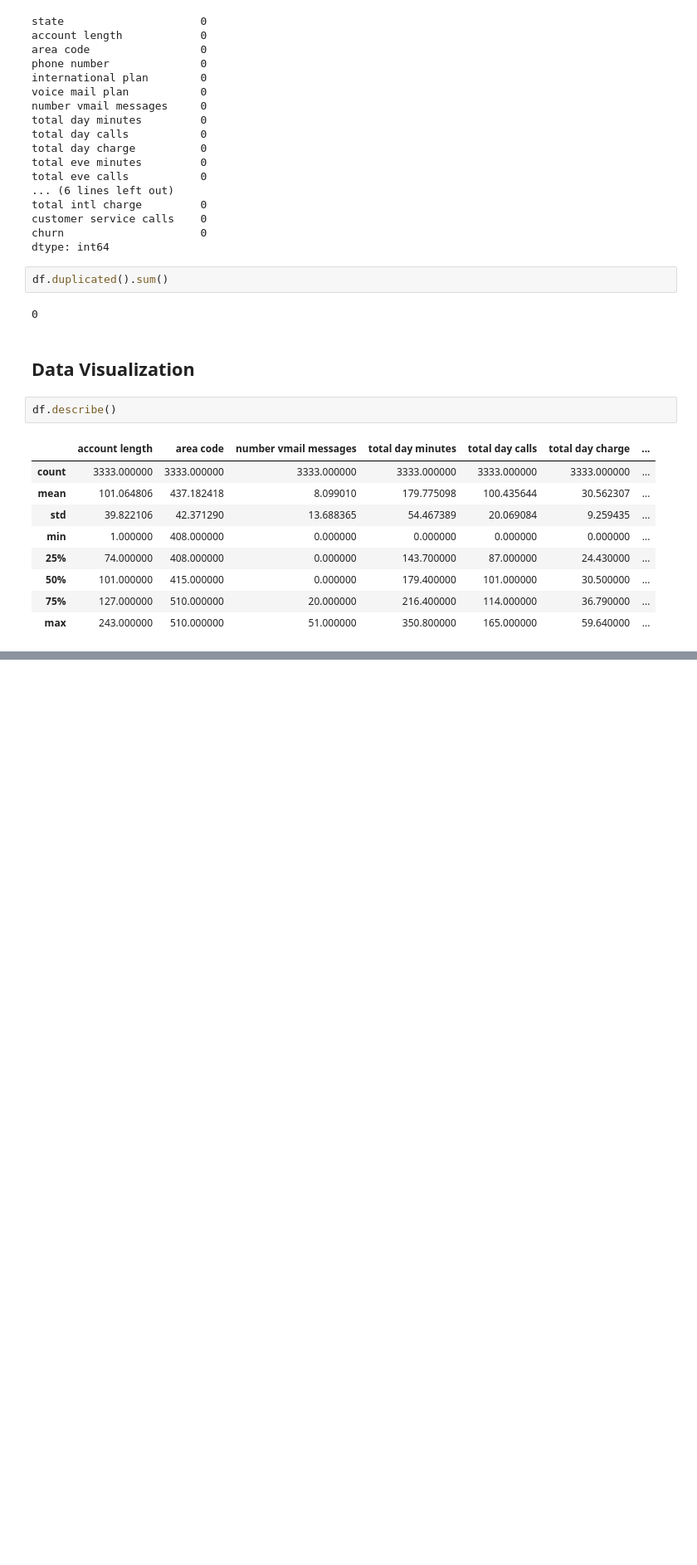
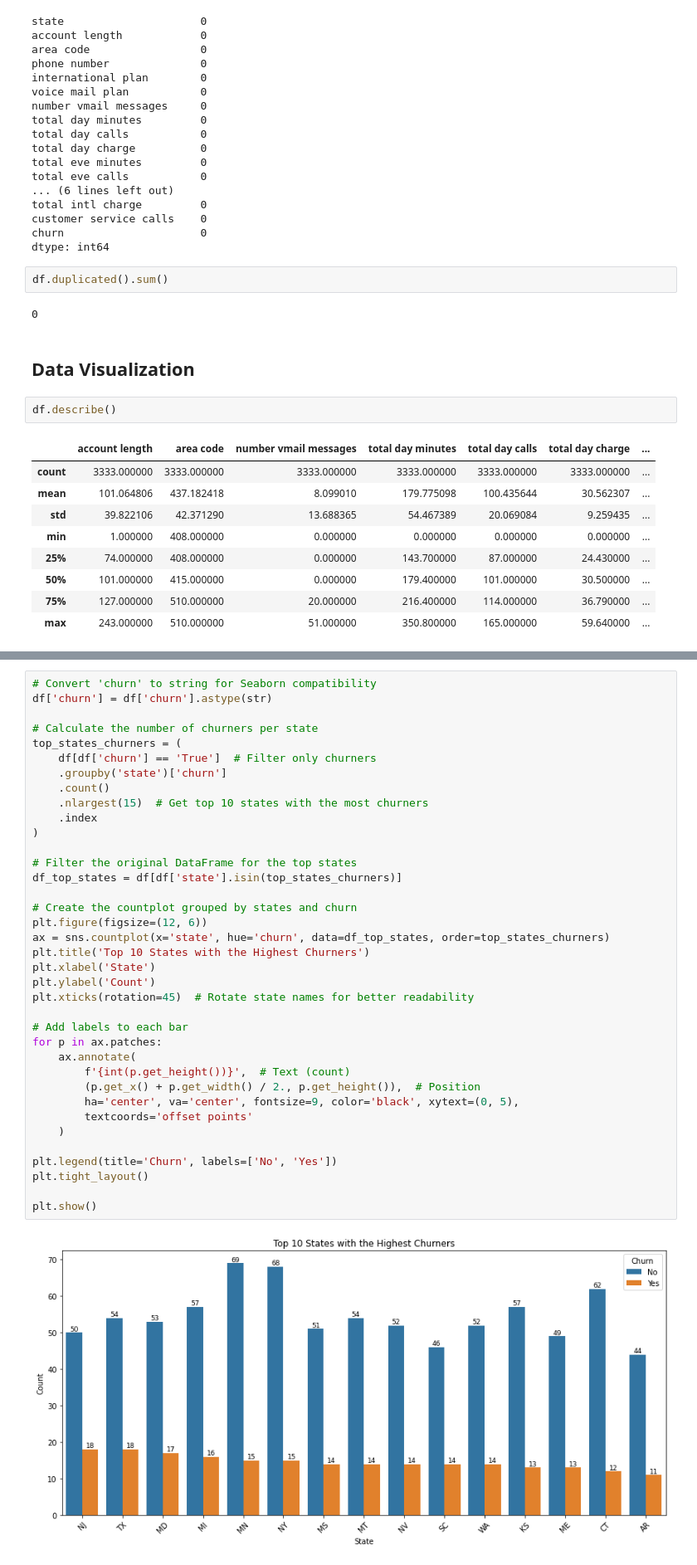
Before and after one commit to CHERUTO-CYNTHIA/MACHINELEARNING_PROJECT, a Jupyter notebook: Model.ipynb, the cells around one changed output, grey strips where cells are left out. Shown: that part at 83% size. Drawn from its saved outputs; the diff is of its cells as text; blank space fills up the shorter version.

```diff
--- a/Model.ipynb
+++ b/Model.ipynb
@@ -99,0 +145,39 @@ df.describe()
+# %%
+# Convert 'churn' to string for Seaborn compatibility
+df['churn'] = df['churn'].astype(str)
+
+# Calculate the number of churners per state
+top_states_churners = (
+    df[df['churn'] == 'True']  # Filter only churners
+    .groupby('state')['churn']
+    .count()
+    .nlargest(15)  # Get top 10 states with the most churners
+    .index
+)
+
+# Filter the original DataFrame for the top states
+df_top_states = df[df['state'].isin(top_states_churners)]
+
+# Create the countplot grouped by states and churn
+plt.figure(figsize=(12, 6))
+ax = sns.countplot(x='state', hue='churn', data=df_top_states, order=top_states_churners)
+plt.title('Top 10 States with the Highest Churners')
+plt.xlabel('State')
+plt.ylabel('Count')
+plt.xticks(rotation=45)  # Rotate state names for better readability
+
+# Add labels to each bar
+for p in ax.patches:
+    ax.annotate(
+        f'{int(p.get_height())}',  # Text (count)
+        (p.get_x() + p.get_width() / 2., p.get_height()),  # Position
+        ha='center', va='center', fontsize=9, color='black', xytext=(0, 5),
+        textcoords='offset points'
+    )
+
+plt.legend(title='Churn', labels=['No', 'Yes'])
+plt.tight_layout()
+
+plt.show()
+# %% [output]
+[figure, added]
```
Also changed, not shown: parts of 8 cells of this notebook.
